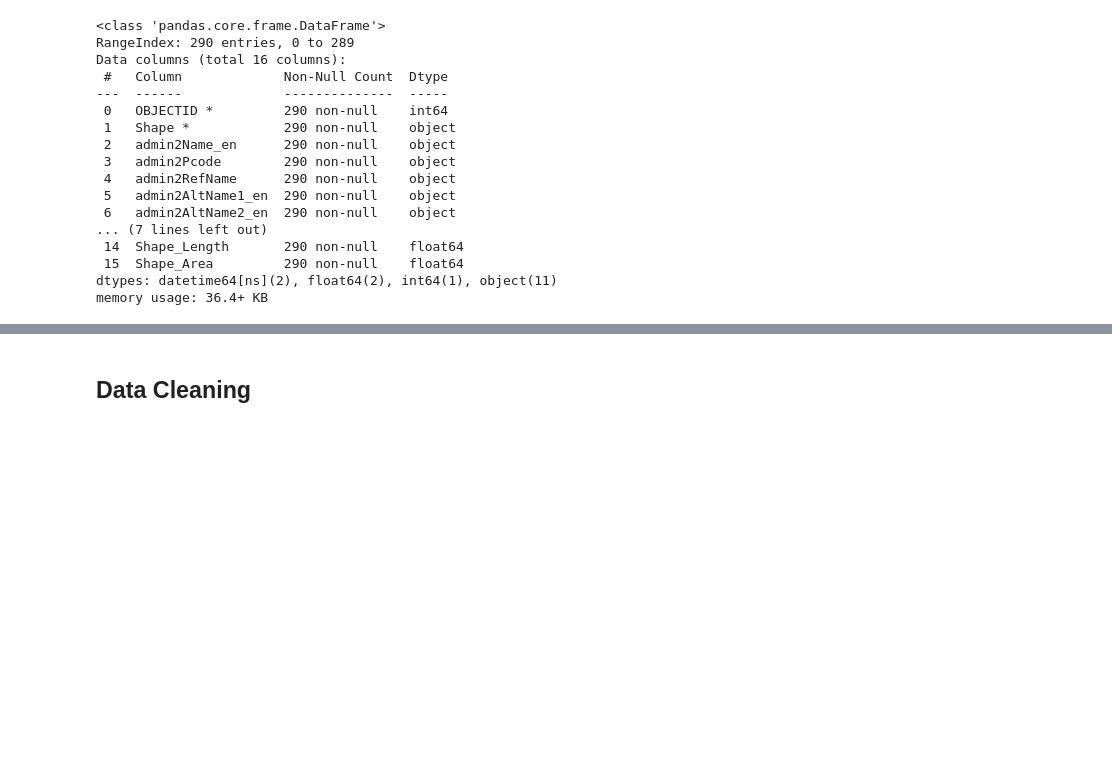
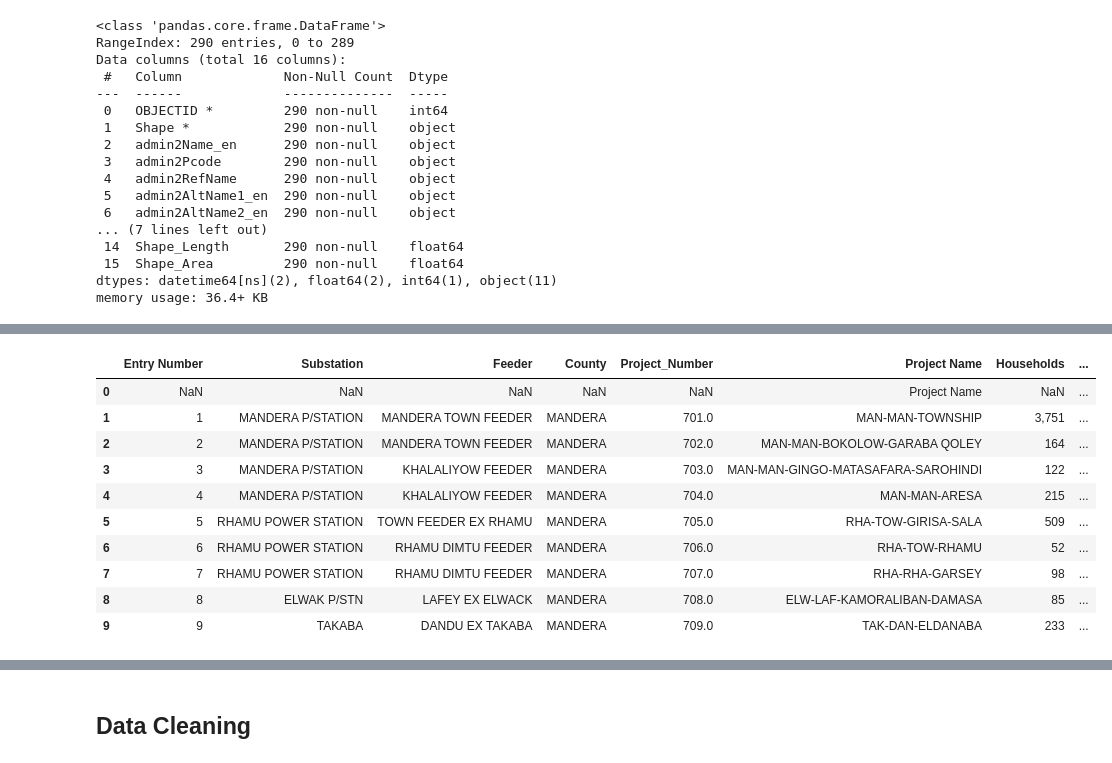
Before and after one commit to maryannngongi/EV_Charging_Stations_Optimization, a Jupyter notebook: index.ipynb, the cells around one changed output, grey strips where cells are left out. Drawn from its saved outputs; the diff is of its cells as text; code cells hidden in the pictures; blank space fills up the shorter version.

```diff
--- a/index.ipynb
+++ b/index.ipynb
@@ -236,0 +278,15 @@ memory usage: 36.4+ KB
+# %%
+mini_grid_df= pd.read_csv('./Data/Mini_grids/potential-mini-grid-expansion-project-cost.csv')
+mini_grid_df.head(10)
+# %% [output]
+|  | Entry Number | Substation | Feeder | County | Project_Number | Project Name | Households | ... |
+| 0 | NaN | NaN | NaN | NaN | NaN | Project Name | NaN | ... |
+| 1 | 1 | MANDERA P/STATION | MANDERA TOWN FEEDER | MANDERA | 701.0 | MAN-MAN-TOWNSHIP | 3,751 | ... |
+| 2 | 2 | MANDERA P/STATION | MANDERA TOWN FEEDER | MANDERA | 702.0 | MAN-MAN-BOKOLOW-GARABA QOLEY | 164 | ... |
+| 3 | 3 | MANDERA P/STATION | KHALALIYOW FEEDER | MANDERA | 703.0 | MAN-MAN-GINGO-MATASAFARA-SAROHINDI | 122 | ... |
+| 4 | 4 | MANDERA P/STATION | KHALALIYOW FEEDER | MANDERA | 704.0 | MAN-MAN-ARESA | 215 | ... |
+| 5 | 5 | RHAMU POWER STATION | TOWN FEEDER EX RHAMU | MANDERA | 705.0 | RHA-TOW-GIRISA-SALA | 509 | ... |
+| 6 | 6 | RHAMU POWER STATION | RHAMU DIMTU FEEDER | MANDERA | 706.0 | RHA-TOW-RHAMU | 52 | ... |
+| 7 | 7 | RHAMU POWER STATION | RHAMU DIMTU FEEDER | MANDERA | 707.0 | RHA-RHA-GARSEY | 98 | ... |
+| 8 | 8 | ELWAK P/STN | LAFEY EX ELWACK | MANDERA | 708.0 | ELW-LAF-KAMORALIBAN-DAMASA | 85 | ... |
+| 9 | 9 | TAKABA | DANDU EX TAKABA | MANDERA | 709.0 | TAK-DAN-ELDANABA | 233 | ... |
```
Also changed, not shown: parts of 19 cells of this notebook.
